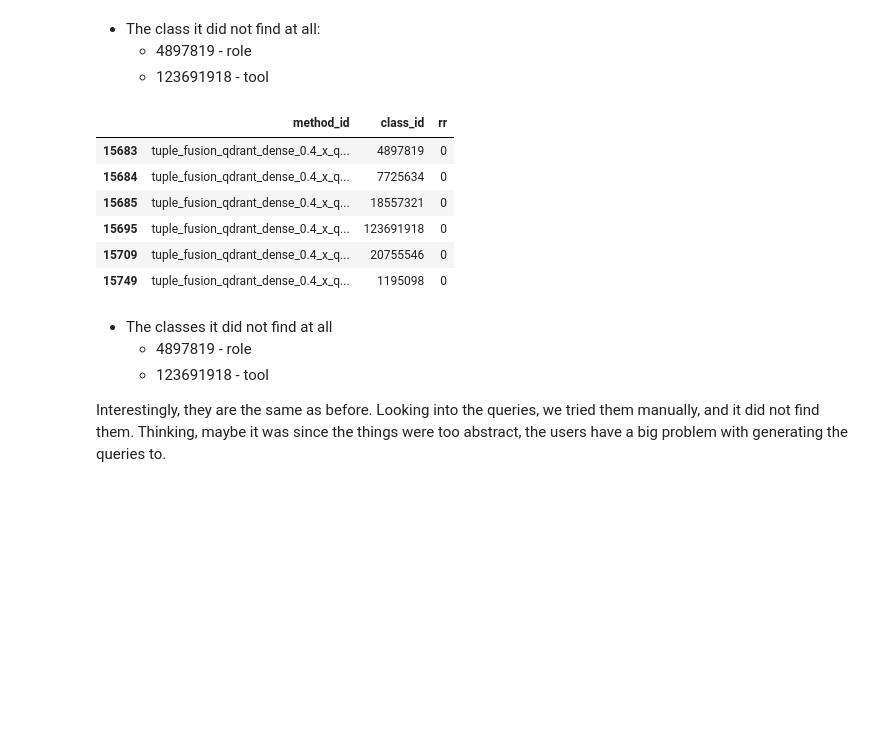
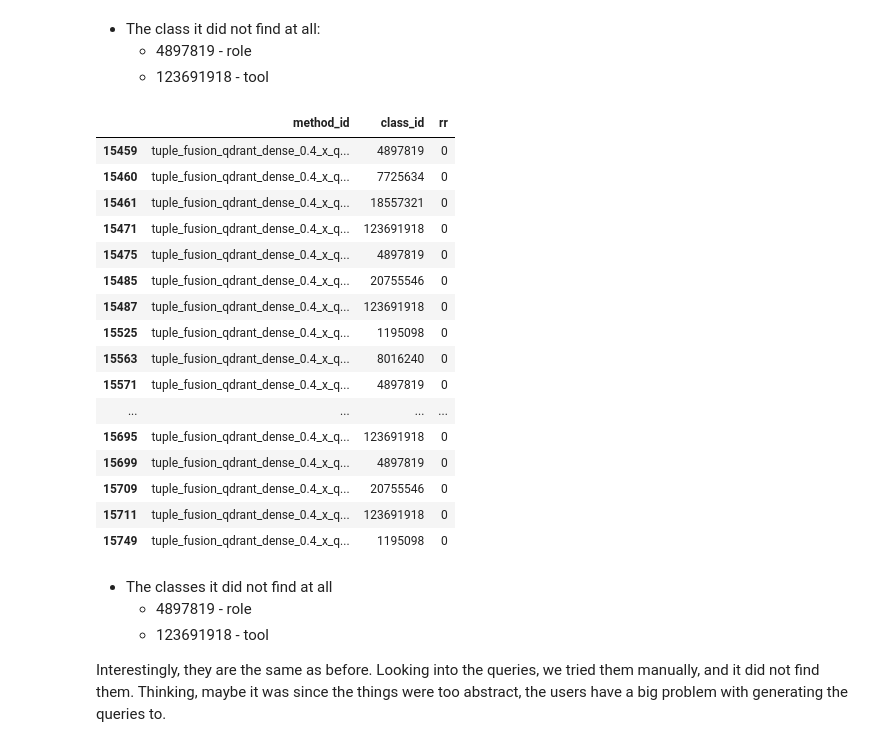
Before and after one commit to goramartin/master-thesis, a Jupyter notebook: docs/solutions/experiments/00-search-root-results/query-test-boost-rerank.ipynb, the cells around one changed output. Saved outputs shown, nothing was run; the diff lists cells and outputs as text; code cells hidden in the pictures; blank space fills up the shorter version.

Commit message:
Adding results of the final methods

```diff
--- a/docs/solutions/experiments/00-search-root-results/query-test-boost-rerank.ipynb
+++ b/docs/solutions/experiments/00-search-root-results/query-test-boost-rerank.ipynb
@@ -622,16 +680,26 @@ df1_triple_best[df1_triple_best["rr"] == 0]
 # %%
 # Tuple fusion tuple_fusion_qdrant_dense_0.4_x_qdrant_sparse_0.6
 
-df1_triple_best = df_only_user_queries_max_per_user_class[df_only_user_queries_max_per_user_class["method_id"].str.contains("tuple_fusion_qdrant_dense_0.4_x_qdrant_sparse_0.6_boost_0.75")][["method_id", "class_id", "rr"]].copy()
+df1_triple_best = df_only_user_queries_max_per_user_class[df_only_user_queries_max_per_user_class["method_id"].str.contains("tuple_fusion_qdrant_dense_0.4_x_qdrant_sparse_0.6")][["method_id", "class_id", "rr"]].copy()
 df1_triple_best["rr"] = df_only_user_queries_max_per_user_class_thin["rr"].apply(lambda x: math.ceil(x))
-df1_triple_best[df1_triple_best["rr"] == 0].drop_duplicates()
+df1_triple_best[df1_triple_best["rr"] == 0]
 # %% [output]
 |  | method_id | class_id | rr |
-| 15683 | tuple_fusion_qdrant_dense_0.4_x_q... | 4897819 | 0 |
-| 15684 | tuple_fusion_qdrant_dense_0.4_x_q... | 7725634 | 0 |
-| 15685 | tuple_fusion_qdrant_dense_0.4_x_q... | 18557321 | 0 |
+| 15459 | tuple_fusion_qdrant_dense_0.4_x_q... | 4897819 | 0 |
+| 15460 | tuple_fusion_qdrant_dense_0.4_x_q... | 7725634 | 0 |
+| 15461 | tuple_fusion_qdrant_dense_0.4_x_q... | 18557321 | 0 |
+| 15471 | tuple_fusion_qdrant_dense_0.4_x_q... | 123691918 | 0 |
+| 15475 | tuple_fusion_qdrant_dense_0.4_x_q... | 4897819 | 0 |
+| 15485 | tuple_fusion_qdrant_dense_0.4_x_q... | 20755546 | 0 |
+| 15487 | tuple_fusion_qdrant_dense_0.4_x_q... | 123691918 | 0 |
+| 15525 | tuple_fusion_qdrant_dense_0.4_x_q... | 1195098 | 0 |
+| 15563 | tuple_fusion_qdrant_dense_0.4_x_q... | 8016240 | 0 |
+| 15571 | tuple_fusion_qdrant_dense_0.4_x_q... | 4897819 | 0 |
+| ... | ... | ... | ... |
 | 15695 | tuple_fusion_qdrant_dense_0.4_x_q... | 123691918 | 0 |
+| 15699 | tuple_fusion_qdrant_dense_0.4_x_q... | 4897819 | 0 |
 | 15709 | tuple_fusion_qdrant_dense_0.4_x_q... | 20755546 | 0 |
+| 15711 | tuple_fusion_qdrant_dense_0.4_x_q... | 123691918 | 0 |
 | 15749 | tuple_fusion_qdrant_dense_0.4_x_q... | 1195098 | 0 |
 # %% [markdown]
 - The classes it did not find at all
```
Also changed, not shown: parts of 9 cells of this notebook, 4 other files.
